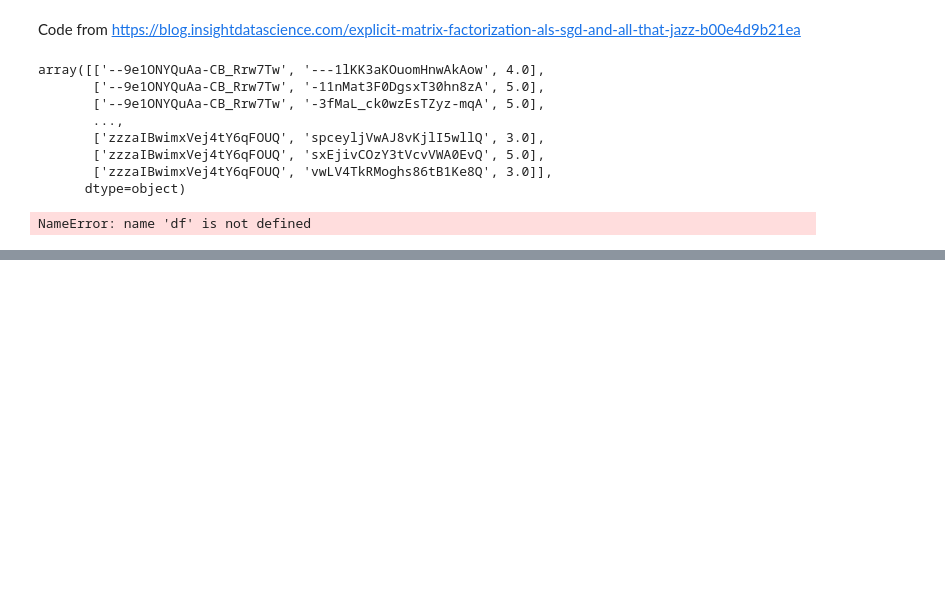
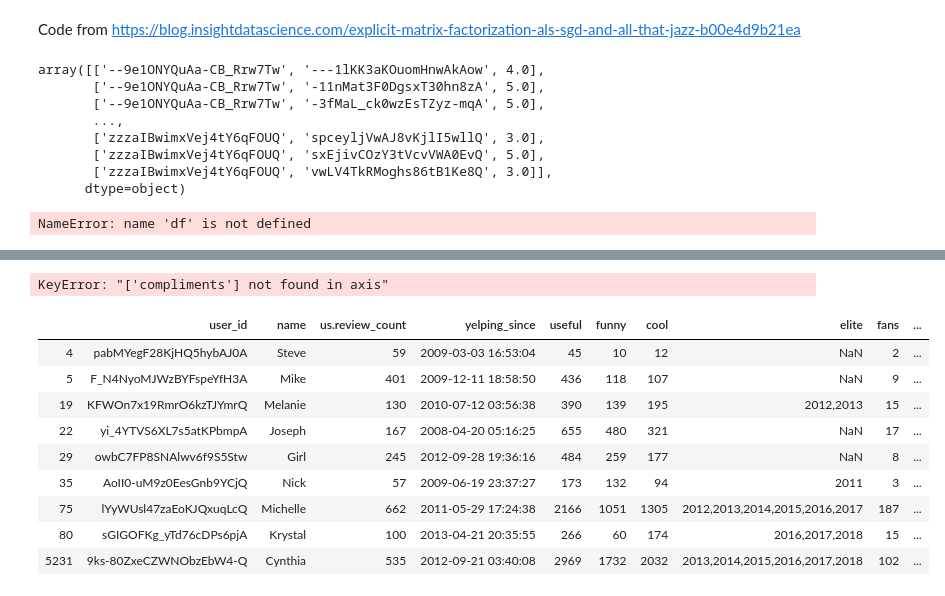
Before and after one commit to wonchankim97/Yelp-Recommender, a Jupyter notebook: MFTF_wonchan.ipynb, the cells around one changed output, grey strips where cells are left out. Saved outputs shown, nothing was run; the diff lists cells and outputs as text; code cells hidden in the pictures; blank space fills up the shorter version.

```diff
--- a/MFTF_wonchan.ipynb
+++ b/MFTF_wonchan.ipynb
@@ -475,0 +478,12 @@ plot_learning_curve(iter_array, MF_ALS)
+# %%
+pd.set_option('display.max_rows', 500)
+pd.set_option('display.max_columns', 500)
+pd.set_option('display.width', 1000)
+# %%
+demo = ['9ks-80ZxeCZWNObzEbW4-Q','pabMYegF28KjHQ5hybAJ0A','F_N4NyoMJWzBYFspeYfH3A',
+        'KFWOn7x19RmrO6kzTJYmrQ','yi_4YTVS6XL7s5atKPbmpA','owbC7FP8SNAlwv6f9S5Stw',
+        'AoII0-uM9z0EesGnb9YCjQ','lYyWUsl47zaEoKJQxuqLcQ','sGIGOFKg_yTd76cDPs6pjA']
+# %%
+demo_rv = rv[rv['user_id'].isin(demo)]
+demo_us = us[us['user_id'].isin(demo)]
+demo_bz = bz[bz['business_id'].isin(demo_rv['business_id'].unique().tolist())]
@@ -475,0 +505,22 @@ plot_learning_curve(iter_array, MF_ALS)
+# %%
+# to see users separately
+compliments = demo_us.filter(regex='compliment').sum(axis=1)
+demo_us1 = demo_us[demo_us.columns.drop(list(demo_us1.filter(regex='compliment')))]
+demo_us1 = demo_us1.drop('friends',axis=1)
+demo_us1['compliments'] = compliments
+demo_us1 = demo_us1.rename(columns={"review_count": "us.review_count"})
+# %% [output]
+KeyError: "['compliments'] not found in axis"
+# %%
+demo_us1
+# %% [output]
+|  | user_id | name | us.review_count | yelping_since | useful | funny | cool | elite | fans | ... |
+| 4 | pabMYegF28KjHQ5hybAJ0A | Steve | 59 | 2009-03-03 16:53:04 | 45 | 10 | 12 | NaN | 2 | ... |
+| 5 | F_N4NyoMJWzBYFspeYfH3A | Mike | 401 | 2009-12-11 18:58:50 | 436 | 118 | 107 | NaN | 9 | ... |
+| 19 | KFWOn7x19RmrO6kzTJYmrQ | Melanie | 130 | 2010-07-12 03:56:38 | 390 | 139 | 195 | 2012,2013 | 15 | ... |
+| 22 | yi_4YTVS6XL7s5atKPbmpA | Joseph | 167 | 2008-04-20 05:16:25 | 655 | 480 | 321 | NaN | 17 | ... |
+| 29 | owbC7FP8SNAlwv6f9S5Stw | Girl | 245 | 2012-09-28 19:36:16 | 484 | 259 | 177 | NaN | 8 | ... |
+| 35 | AoII0-uM9z0EesGnb9YCjQ | Nick | 57 | 2009-06-19 23:37:27 | 173 | 132 | 94 | 2011 | 3 | ... |
+| 75 | lYyWUsl47zaEoKJQxuqLcQ | Michelle | 662 | 2011-05-29 17:24:38 | 2166 | 1051 | 1305 | 2012,2013,2014,2015,2016,2017 | 187 | ... |
+| 80 | sGIGOFKg_yTd76cDPs6pjA | Krystal | 100 | 2013-04-21 20:35:55 | 266 | 60 | 174 | 2016,2017,2018 | 15 | ... |
+| 5231 | 9ks-80ZxeCZWNObzEbW4-Q | Cynthia | 535 | 2012-09-21 03:40:08 | 2969 | 1732 | 2032 | 2013,2014,2015,2016,2017,2018 | 102 | ... |
```
Also changed, not shown: parts of 12 cells of this notebook.
